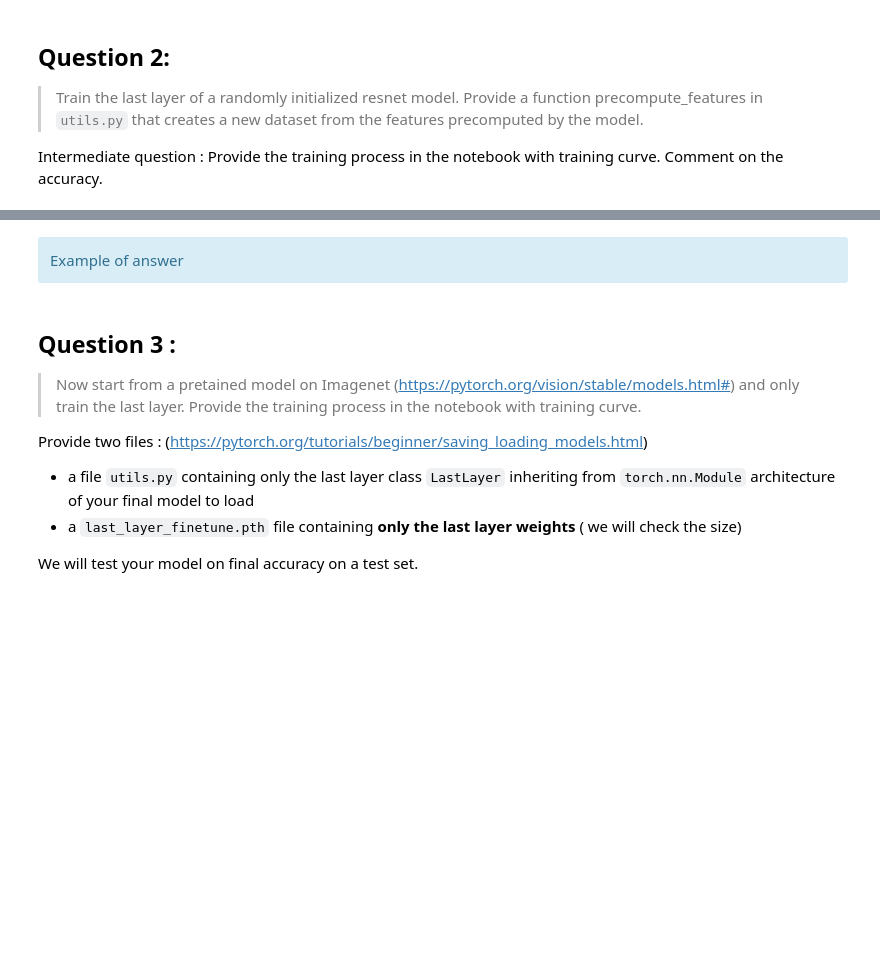
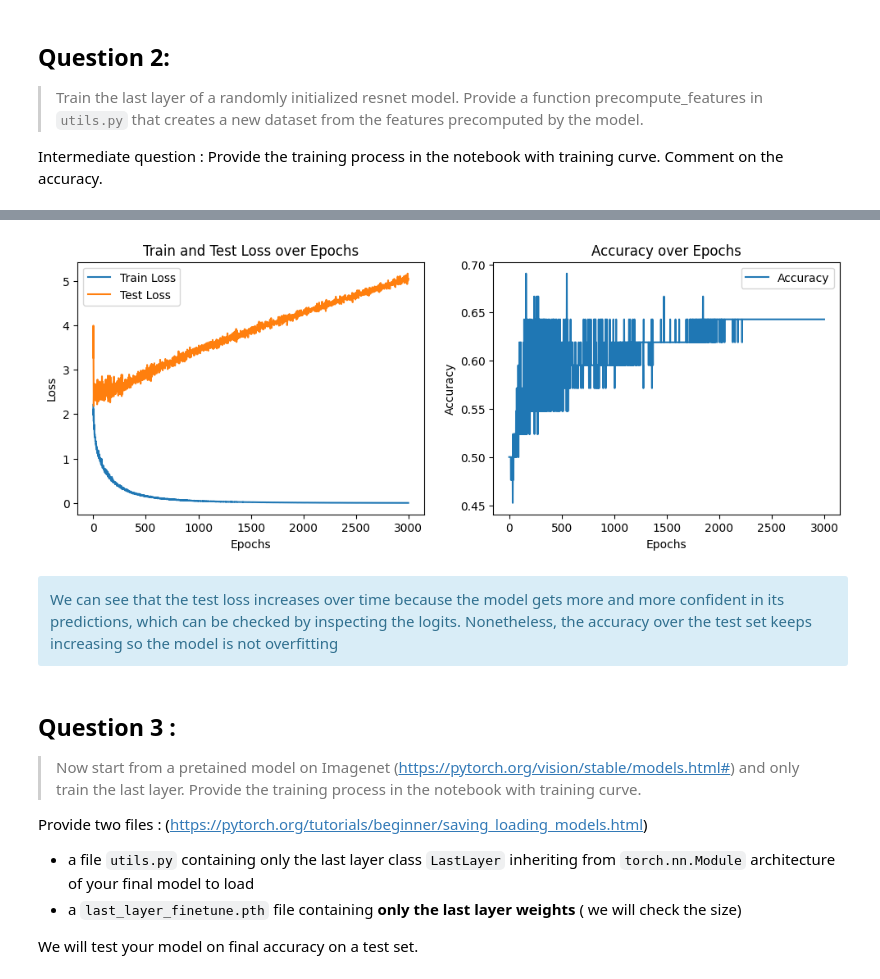
Before and after one commit to matthieuneau/deep-learning-practice, a Jupyter notebook: TP4.ipynb, the cells around one changed output, grey strips where cells are left out. Saved outputs shown, nothing was run; the diff lists cells and outputs as text; code cells hidden in the pictures; blank space fills up the shorter version.

```diff
--- a/TP4.ipynb
+++ b/TP4.ipynb
@@ -210,5 +225,26 @@ Epoch 30, train loss: 1.1920370757579803, test loss: 2.3233302235603333, accurac
-# %% [markdown]
-<div class="alert alert-info">  Example of answer  </div>
+# %%
+import matplotlib.pyplot as plt
+
+fig, (ax1, ax2) = plt.subplots(1, 2, figsize=(12, 4))
+
+ax1.plot(train_loss_history, label='Train Loss')
+ax1.plot(test_loss_history, label='Test Loss')
+ax1.set_xlabel('Epochs')
+ax1.set_ylabel('Loss')
+ax1.set_title('Train and Test Loss over Epochs')
+ax1.legend()
+
+ax2.plot(accuracy_history, label='Accuracy')
+ax2.set_xlabel('Epochs')
+ax2.set_ylabel('Accuracy')
+ax2.set_title('Accuracy over Epochs')
+ax2.legend()
+
+plt.show()
+# %% [output]
+[figure, added]
+# %% [markdown]
+<div class="alert alert-info">  We can see that the test loss increases over time because the model gets more and more confident in its predictions, which can be checked by inspecting the logits. Nonetheless, the accuracy over the test set keeps increasing so the model is not overfitting  </div>
 # %% [markdown]
 ## Question 3 :
 > Now start from a pretained model on Imagenet (https://pytorch.org/vision/stable/models.html#) and only train the last layer. Provide the training process in the notebook with training curve.
```
Also changed, not shown: parts of 4 cells of this notebook, 2 other files.
